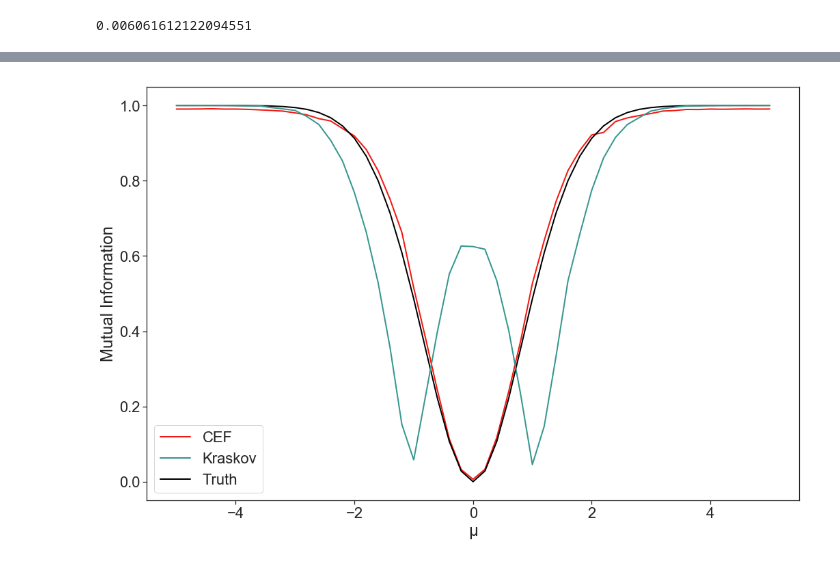
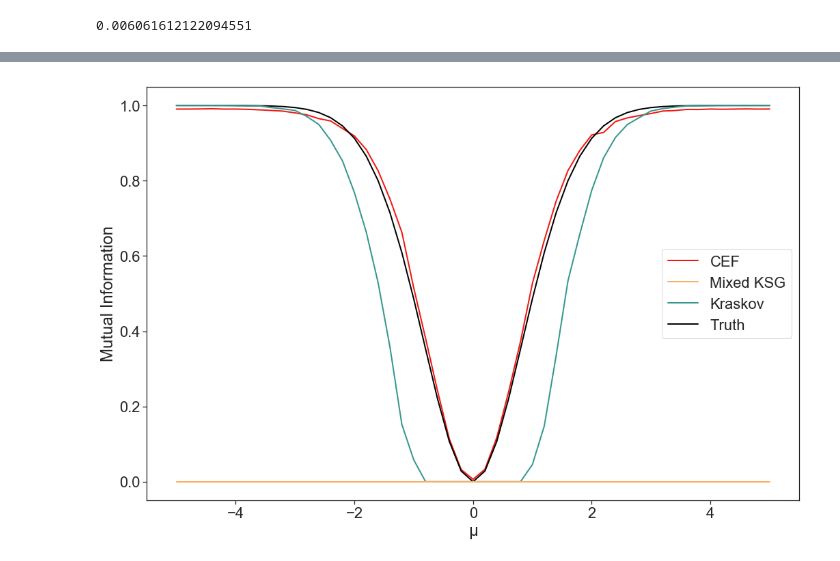
Before and after one commit to rguo123/conditional_entropy_forests, a Jupyter notebook: Mutual Information.ipynb, the cells around one changed output, grey strips where cells are left out. Cells and saved outputs as stored; diff of their text form; code cells hidden in the pictures.

```diff
--- a/Mutual Information.ipynb
+++ b/Mutual Information.ipynb
@@ -296,15 +325,15 @@ mutual_infos_40 = [1.0000214609365372,
  0.35732001634342225,
  0.15226916766270904,
  0.05812406897661049,
- 0.22839149276255455,
- 0.39969747254900767,
- 0.5522087588796865,
- 0.6263228843658908,
- 0.624977139226317,
- 0.6178910122562087,
- 0.5344309866966341,
- 0.4029719547062314,
- 0.23388622591555475,
+ 0.,
+ 0.,
+ 0.,
+ 0.,
+ 0.,
+ 0.,
+ 0.,
+ 0.,
+ 0.,
  0.04548867792939859,
  0.14772307178171218,
  0.33455158920307326,
@@ -326,3 +355,5 @@ mutual_infos_40 = [1.0000214609365372,
  0.9999339158596285,
  1.000010099602548,
  0.9999965669074697]
+# %%
+means, mutual_infos_ksg_40 = mutual_information_v_mu_ksg(20000, 40)
@@ -329,4 +366,10 @@ mutual_infos_40 = [1.0000214609365372,
+# %%
+mutual_infos_ksg_40 = [2.5000208333724202e-05, 2.5000208333724202e-05, 2.5000208333724202e-05, 2.5000208333724202e-05, 2.5000208333724202e-05, 2.5000208333724202e-05, 2.5000208333724202e-05, 2.5000208333724202e-05, 2.5000208333724202e-05, 2.5000208333724202e-05, 2.5000208333724202e-05, 2.5000208333724202e-05, 2.5000208333724202e-05, 2.5000208333724202e-05, 2.5000208333724202e-05, 2.5000208333724202e-05, 2.5000208333724202e-05, 2.5000208333724202e-05, 2.5000208333724202e-05, 2.5000208333724202e-05, 2.5000208333724202e-05, 2.5000208333724202e-05, 2.5000208333724202e-05, 2.5000208333724202e-05, 2.5000208333724202e-05, 2.5000208333724202e-05, 2.5000208333724202e-05, 2.5000208333724202e-05, 2.5000208333724202e-05, 2.5000208333724202e-05, 2.5000208333724202e-05, 2.5000208333724202e-05, 2.5000208333724202e-05, 2.5000208333724202e-05, 2.5000208333724202e-05, 2.5000208333724202e-05, 2.5000208333724202e-05, 2.5000208333724202e-05, 2.5000208333724202e-05, 2.5000208333724202e-05, 2.5000208333724202e-05, 2.5000208333724202e-05, 2.5000208333724202e-05, 2.5000208333724202e-05, 2.5000208333724202e-05, 2.5000208333724202e-05, 2.5000208333724202e-05, 2.5000208333724202e-05, 2.5000208333724202e-05, 2.5000208333724202e-05, 2.5000208333724202e-05]
 # %%
 import pickle
-means, mutual_infos = mutual_information_v_mu(20000, 40)
-pickle.dump({"means": means, "mutual_infos": mutual_infos}, open("mutual_info_cef_40d.p", "wb"))
+#means, mutual_infos = mutual_information_v_mu(20000, 40)
+pickle.dump({"means": means, "mutual_infos": mutual_infos, "truth": truths}, open("mutual_info_cef_40d.p", "wb"))
+#data = pickle.load(open("mutual_info_cef_40d.p", "rb"))
+#mutual_infos = data["mutual_infos"]
+#means = data["means"]
+#truths = data["truths"]
@@ -335,25 +376,26 @@ pickle.dump({"means": means, "mutual_infos": mutual_infos}, open("mutual_info_ce
 # %%
 import seaborn as sns
 import matplotlib.pyplot as plt
 %matplotlib inline
 entropy = -.5*np.log(.5) - .5*np.log(.5)
 sns.set(font_scale = 2)
 sns.set_style("ticks")
 plt.rcParams["font.family"] = "sans-serif"
 plt.rcParams['figure.figsize'] = [15, 10]
 
 line_cef, = plt.plot(means, np.array(mutual_infos)/entropy, label = "CEF", linewidth = 2, color = "#F41711")
 line_truth, = plt.plot(means, np.array(truths)/entropy, label = "Truth", linewidth = 2, color = "black")
 line_kraskov, = plt.plot(means, mutual_infos_40, label = "Kraskov", linewidth = 2, color = "#35978f")
+line_ksg, = plt.plot(means, mutual_infos_ksg_40/entropy, label = "Mixed KSG", linewidth = 2, color = "#fdae61")
 
 
 plt.xlabel(u'\u03bc')
 plt.ylabel("Mutual Information")
 #plt.ylim(ymin = 0)
 #plt.ylim(ymax = .9)
-plt.legend(handles=[line_cef, line_kraskov, line_truth])
+plt.legend(handles=[line_cef, line_ksg, line_kraskov, line_truth])
 plt.tight_layout()
 plt.savefig("mi_normalized_40d.png")
 plt.show()
 # %% [output]
-[figure, old version]
+[figure, new version]
```
Also changed, not shown: parts of 11 cells of this notebook, 14 other files.
